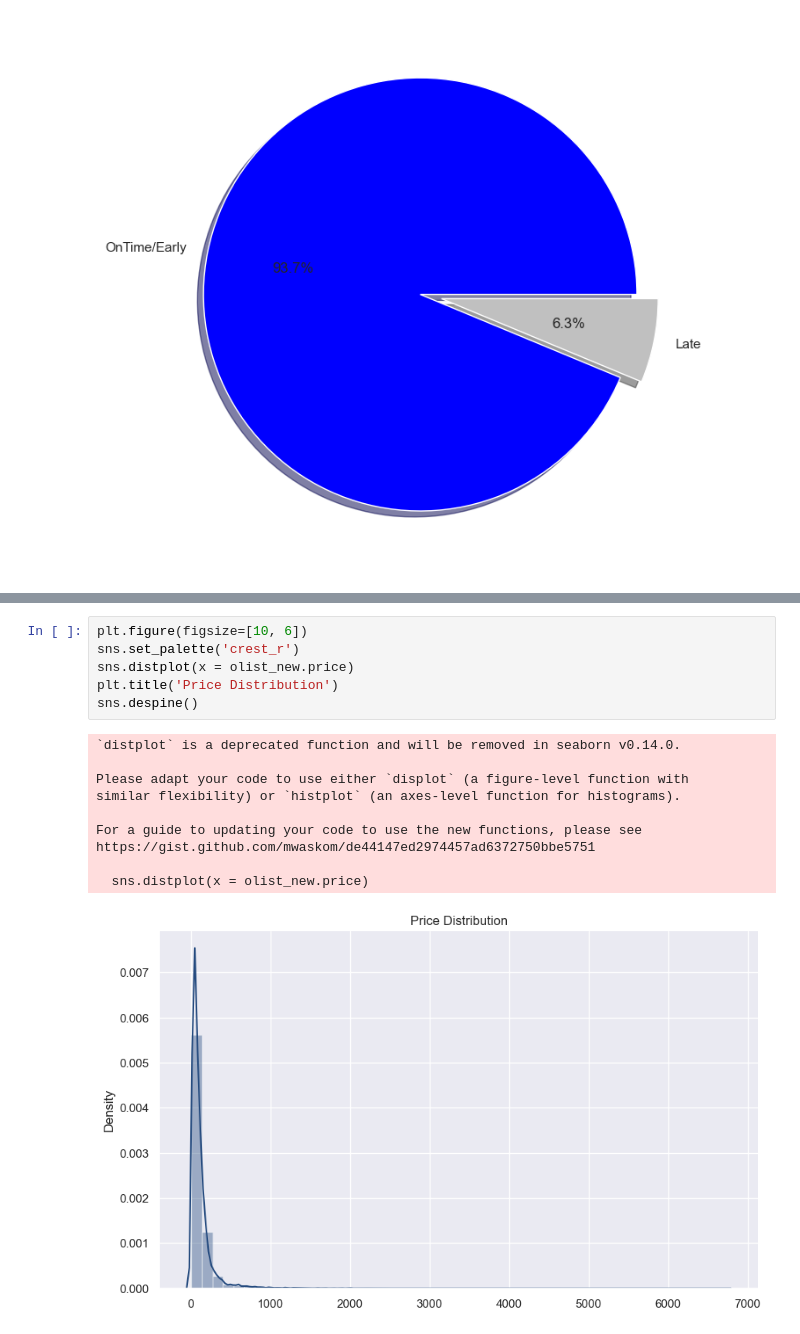
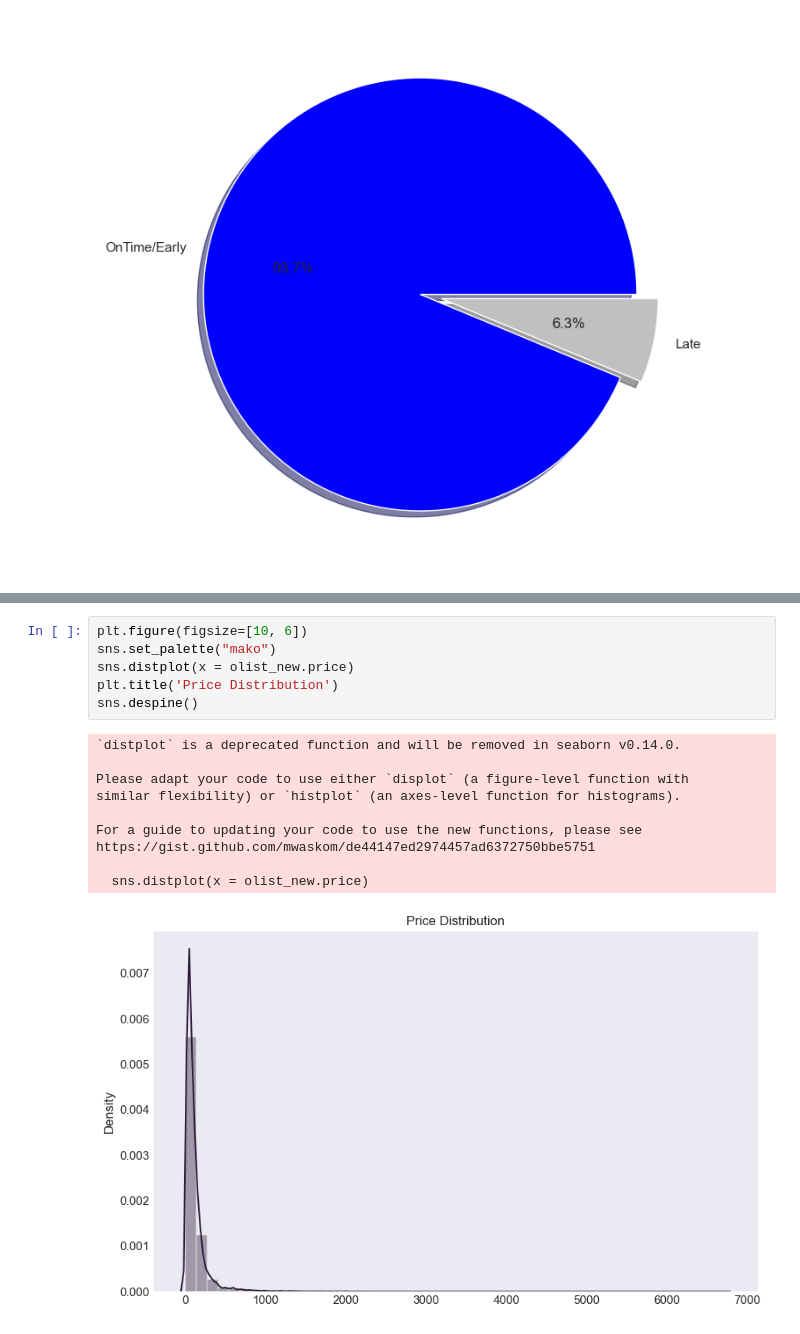
Before and after one commit to SamTerstappen99/MachineLearning-Group6, a Jupyter notebook: Sam General Analysis .ipynb, the cells around one changed output, grey strips where cells are left out. Drawn from its saved outputs; the diff is of its cells as text.

```diff
--- a/Sam General Analysis .ipynb
+++ b/Sam General Analysis .ipynb
@@ -250,17 +274,17 @@ copy_olist = olist_new.copy()
 # %%
 plt.figure(figsize=[10, 6])
-sns.set_palette('crest_r')
+sns.set_palette("mako")
 sns.distplot(x = olist_new.price)
 plt.title('Price Distribution')
 sns.despine()
 # %% [output]
 `distplot` is a deprecated function and will be removed in seaborn v0.14.0.
 
 Please adapt your code to use either `displot` (a figure-level function with
 similar flexibility) or `histplot` (an axes-level function for histograms).
 
 For a guide to updating your code to use the new functions, please see
 https://gist.github.com/mwaskom/de44147ed2974457ad6372750bbe5751
 
   sns.distplot(x = olist_new.price)
-[figure, old version]
+[figure, new version]
```
Also changed, not shown: parts of 17 cells of this notebook, 3 other files.
